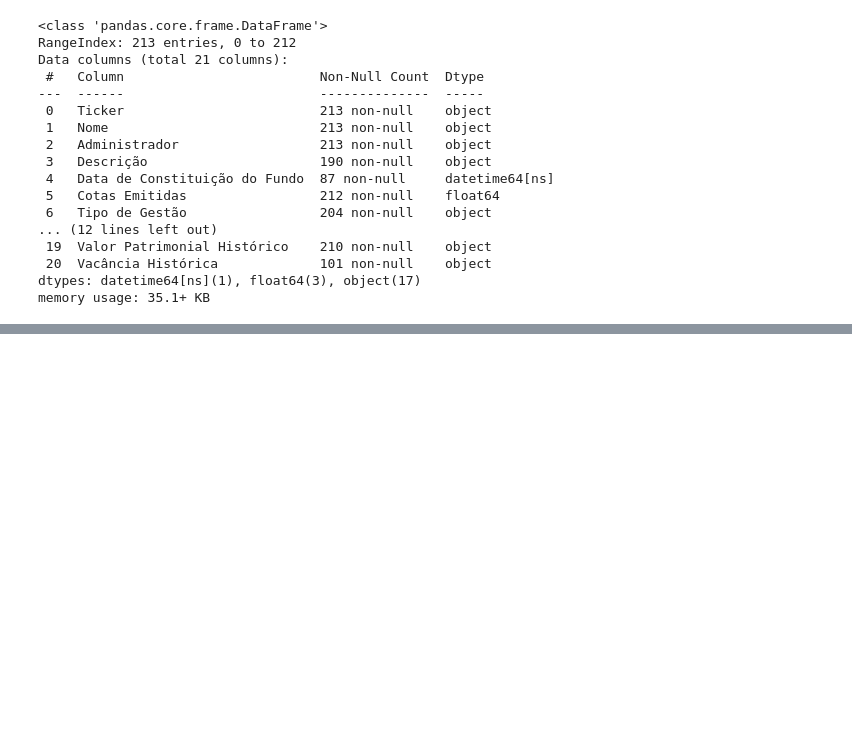
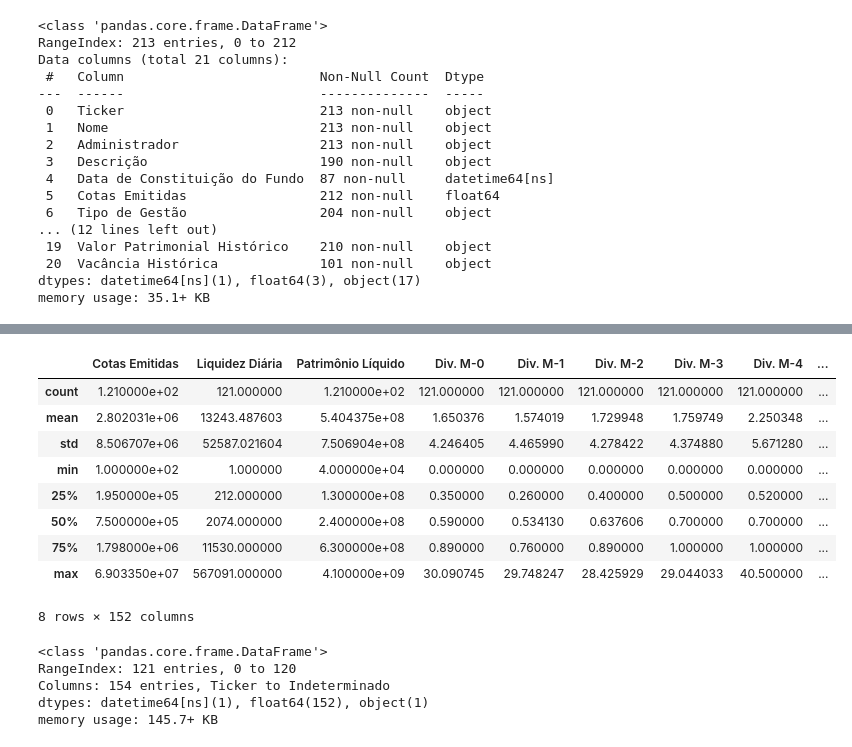
Before and after one commit to lucasfontenla/machine-learning-project, a Jupyter notebook: notebook/data-exploratory-analysis.ipynb, the cells around one changed output, grey strips where cells are left out. Drawn from its saved outputs; the diff is of its cells as text; code cells hidden in the pictures; blank space fills up the shorter version.

```diff
--- a/notebook/data-exploratory-analysis.ipynb
+++ b/notebook/data-exploratory-analysis.ipynb
@@ -110,0 +115,21 @@ cat_manager.categories
+# %%
+funds_df.describe()
+# %% [output]
+|  | Cotas Emitidas | Liquidez Diária | Patrimônio Líquido | Div. M-0 | Div. M-1 | Div. M-2 | Div. M-3 | Div. M-4 | ... |
+| count | 1.210000e+02 | 121.000000 | 1.210000e+02 | 121.000000 | 121.000000 | 121.000000 | 121.000000 | 121.000000 | ... |
+| mean | 2.802031e+06 | 13243.487603 | 5.404375e+08 | 1.650376 | 1.574019 | 1.729948 | 1.759749 | 2.250348 | ... |
+| std | 8.506707e+06 | 52587.021604 | 7.506904e+08 | 4.246405 | 4.465990 | 4.278422 | 4.374880 | 5.671280 | ... |
+| min | 1.000000e+02 | 1.000000 | 4.000000e+04 | 0.000000 | 0.000000 | 0.000000 | 0.000000 | 0.000000 | ... |
+| 25% | 1.950000e+05 | 212.000000 | 1.300000e+08 | 0.350000 | 0.260000 | 0.400000 | 0.500000 | 0.520000 | ... |
+| 50% | 7.500000e+05 | 2074.000000 | 2.400000e+08 | 0.590000 | 0.534130 | 0.637606 | 0.700000 | 0.700000 | ... |
+| 75% | 1.798000e+06 | 11530.000000 | 6.300000e+08 | 0.890000 | 0.760000 | 0.890000 | 1.000000 | 1.000000 | ... |
+| max | 6.903350e+07 | 567091.000000 | 4.100000e+09 | 30.090745 | 29.748247 | 28.425929 | 29.044033 | 40.500000 | ... |
+8 rows × 152 columns
+# %%
+funds_df.info()
+# %% [output]
+<class 'pandas.core.frame.DataFrame'>
+RangeIndex: 121 entries, 0 to 120
+Columns: 154 entries, Ticker to Indeterminado
+dtypes: datetime64[ns](1), float64(152), object(1)
+memory usage: 145.7+ KB
```
Also changed, not shown: parts of 14 cells of this notebook, 3 other files.
